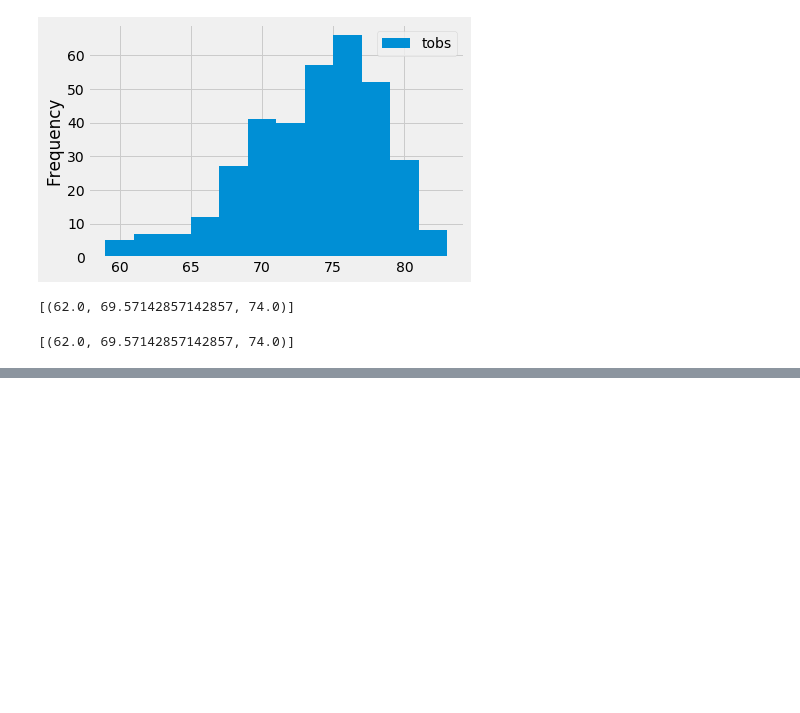
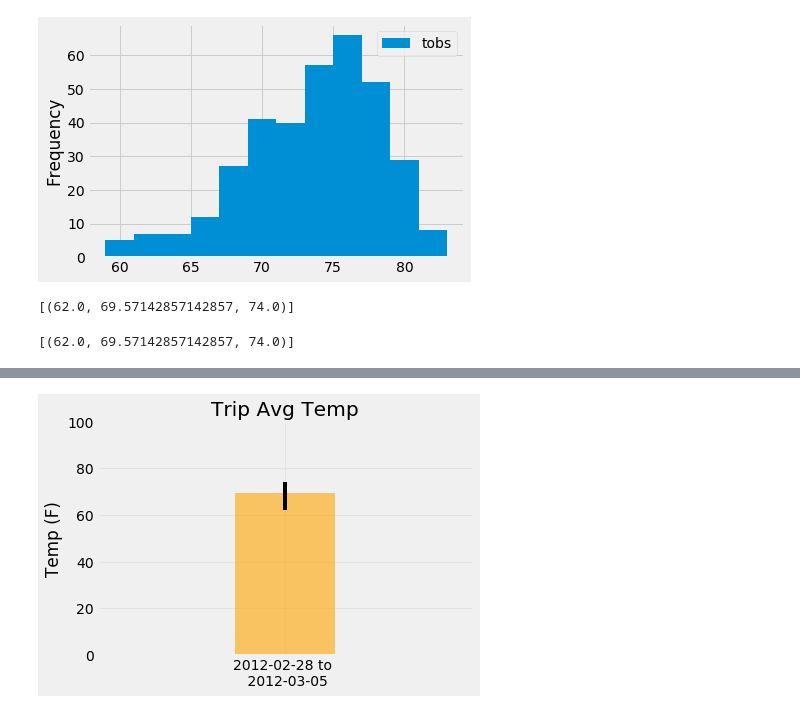
Before and after one commit to shouaschang/Student, a Jupyter notebook: 10_Advanced_SQL_Data_Storage_and_Retrieval/Surfs_Up_climate.ipynb, the cells around one changed output, grey strips where cells are left out. Saved outputs shown, nothing was run; the diff lists cells and outputs as text; code cells hidden in the pictures; blank space fills up the shorter version.

```diff
--- a/10_Advanced_SQL_Data_Storage_and_Retrieval/Surfs_Up_climate.ipynb
+++ b/10_Advanced_SQL_Data_Storage_and_Retrieval/Surfs_Up_climate.ipynb
@@ -237 +227,21 @@ minTrip
+# %%
+# Setting tmin, tavg, tmax
+tripTemp_min = tripCalc[0][0]
+tripTemp_avg = tripCalc[0][1]
+tripTemp_max = tripCalc[0][2]
+
+# Errors
+minError = tripTemp_avg - tripTemp_min
+maxError = tripTemp_max - tripTemp_avg
+errorBar = np.array([[minError], [maxError]])
+# %%
+# Plotting results into bar chart
+plt.bar(tripDates, tripTemp_avg, yerr=errorBar, color='orange', alpha=0.6)
+plt.ylim(0,100)
+plt.xlim(-1.5,1.5)
+plt.title('Trip Avg Temp')
+plt.ylabel('Temp (F)')
+plt.grid(alpha=.3)
+# %% [output]
+[figure, added]
 # %%
```
Also changed, not shown: parts of 3 cells of this notebook.
